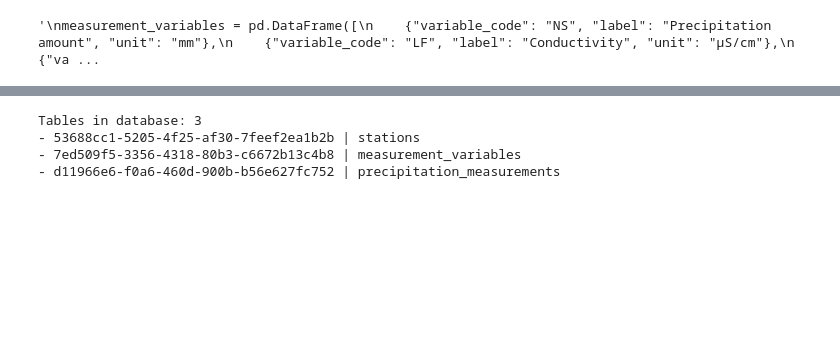
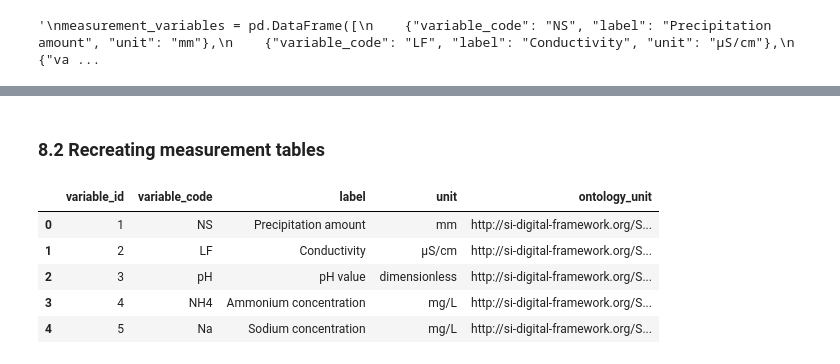
Before and after one commit to fambrogi/DataStewardshipSS2026, a Jupyter notebook: notebooks/dbrepo_schema_creation.ipynb, the cells around one changed output, grey strips where cells are left out. Saved outputs shown, nothing was run; the diff lists cells and outputs as text; code cells hidden in the pictures; blank space fills up the shorter version.

Commit message:
Added units metadata as new column, added some simple sql view

```diff
--- a/notebooks/dbrepo_schema_creation.ipynb
+++ b/notebooks/dbrepo_schema_creation.ipynb
@@ -824,15 +775,36 @@ hello
-# %%
-# To check if datase reading from repo works
-
-'''
-tables = client.get_tables(DATABASE_ID)
-print(f"Tables in database: {len(tables)}")
-
-for t in tables:
-    print(f"- {t.id} | {t.name}")
-'''
-# %% [output]
-Tables in database: 3
-- 53688cc1-5205-4f25-af30-7feef2ea1b2b | stations
-- 7ed509f5-3356-4318-80b3-c6672b13c4b8 | measurement_variables
-- d11966e6-f0a6-460d-900b-b56e627fc752 | precipitation_measurements
+# %% [markdown]
+### 8.2 Recreating measurement tables
+# %%
+# Removing previous table,
+
+### Uncomment to RUN !!!
+'''
+client.delete_table(
+    database_id=DATABASE_ID,
+    name="measurement_variables",
+)
+
+
+print("Measurement variables table: DELETED. ")
+
+
+# Recreate with newly created ontology mapping for units
+measurement_variables_result = client.create_table(
+    database_id=DATABASE_ID,
+    name="measurement_variables",
+    is_public=True,
+    is_schema_public=True,
+    dataframe=measurement_variables_for_dbrepo,
+    description=measurement_variables_description
+)
+
+print("Measurement variables table re-created.")
+print(measurement_variables_result)
+'''
+# %% [output]
+|  | variable_id | variable_code | label | unit | ontology_unit |
+| 0 | 1 | NS | Precipitation amount | mm | http://si-digital-framework.org/S... |
+| 1 | 2 | LF | Conductivity | µS/cm | http://si-digital-framework.org/S... |
+| 2 | 3 | pH | pH value | dimensionless | http://si-digital-framework.org/S... |
+| 3 | 4 | NH4 | Ammonium concentration | mg/L | http://si-digital-framework.org/S... |
+| 4 | 5 | Na | Sodium concentration | mg/L | http://si-digital-framework.org/S... |
```
Also changed, not shown: parts of 10 cells of this notebook.
